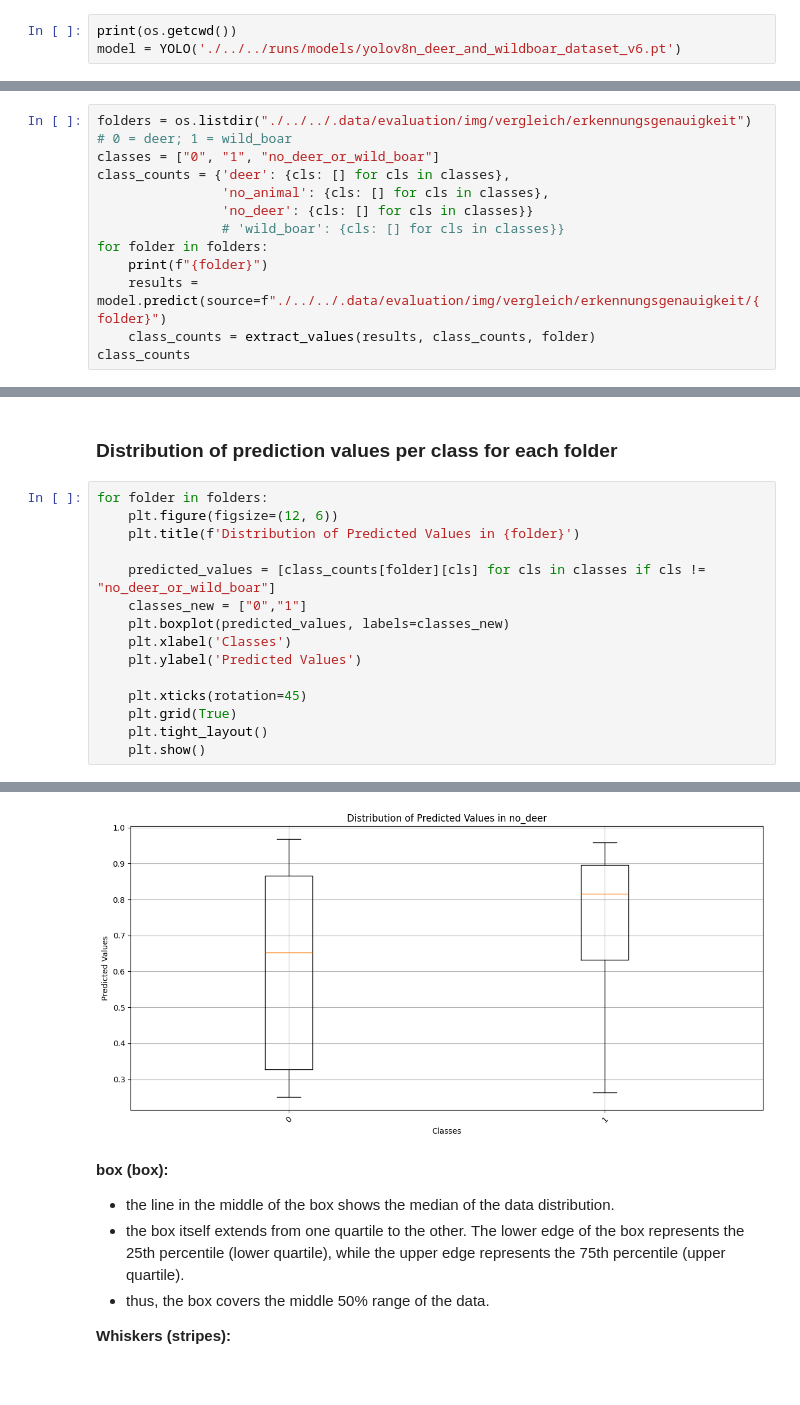
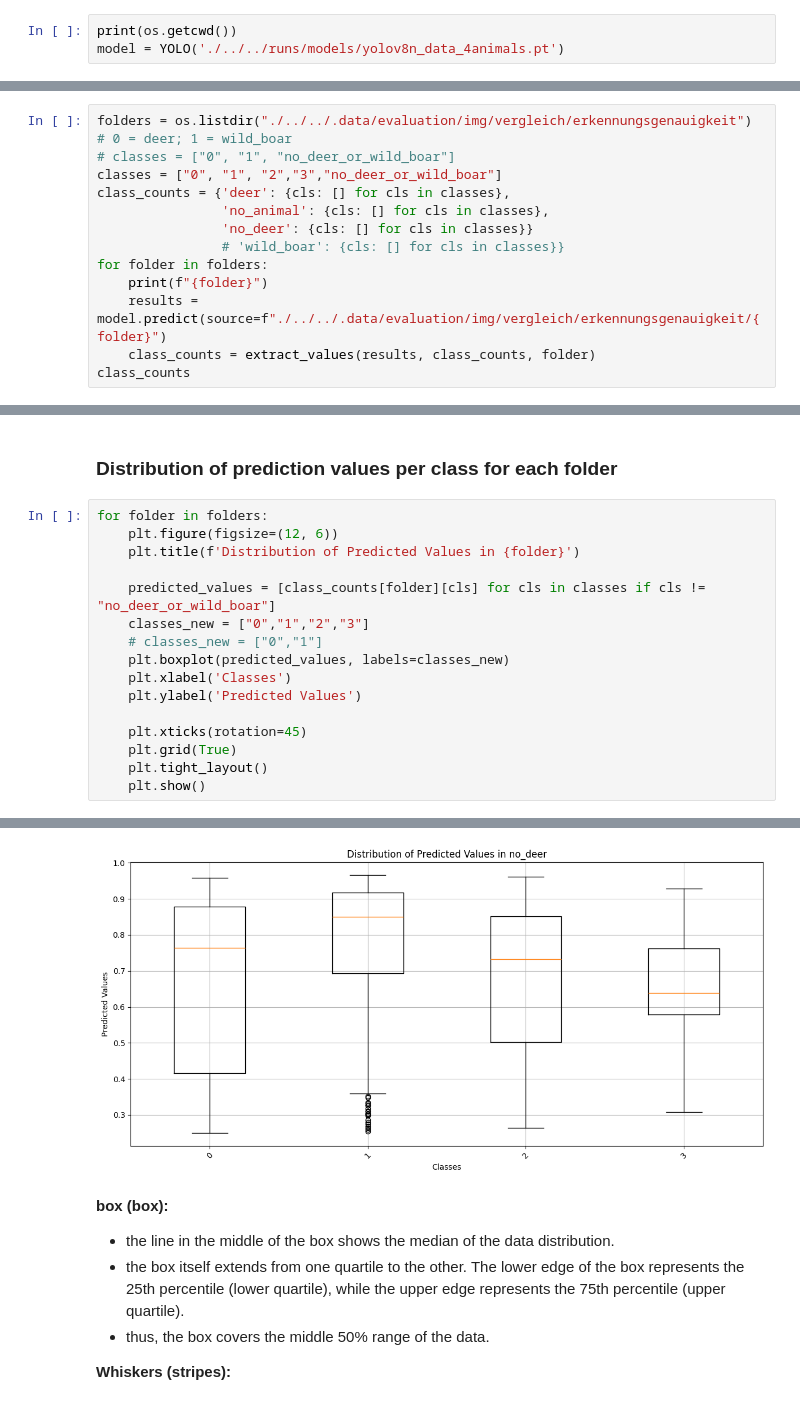
Before and after one commit to JimmyJ0ee/intelligente_wildkamera, a Jupyter notebook: src/evaluation/model_comparison_analysis.ipynb, the cells around one changed output, grey strips where cells are left out. Saved outputs shown, nothing was run; the diff lists cells and outputs as text.

Commit message:
Evaluation data_4animals abgeschlossen. (ohne Label für Fuchs und Dachs in Evaluationsdaten)

```diff
--- a/src/evaluation/model_comparison_analysis.ipynb
+++ b/src/evaluation/model_comparison_analysis.ipynb
@@ -9,7 +9,7 @@ from ultralytics import YOLO
 ## Model Setup
 # %%
 print(os.getcwd())
-model = YOLO('./../../runs/models/yolov8n_deer_and_wildboar_dataset_v6.pt')
+model = YOLO('./../../runs/models/yolov8n_data_4animals.pt')
 # %% [output]
 c:\Users\Z0127829\OneDrive - ZF Friedrichshafen AG\Desktop\Arbeit\Studienarbeit\intelligente_wildkamera\src\evaluation
 # %%
@@ -47,7 +47,8 @@ def extract_values(results, class_counts, folder):
 # %%
 folders = os.listdir("./../../.data/evaluation/img/vergleich/erkennungsgenauigkeit")
 # 0 = deer; 1 = wild_boar
-classes = ["0", "1", "no_deer_or_wild_boar"]
+# classes = ["0", "1", "no_deer_or_wild_boar"]
+classes = ["0", "1", "2","3","no_deer_or_wild_boar"]
 class_counts = {'deer': {cls: [] for cls in classes},
                 'no_animal': {cls: [] for cls in classes},
                 'no_deer': {cls: [] for cls in classes}}
@@ -135,7 +136,8 @@ for folder in folders:
     plt.title(f'Distribution of Predicted Values in {folder}')
 
     predicted_values = [class_counts[folder][cls] for cls in classes if cls != "no_deer_or_wild_boar"]
-    classes_new = ["0","1"]
+    classes_new = ["0","1","2","3"]
+    # classes_new = ["0","1"]
     plt.boxplot(predicted_values, labels=classes_new)
     plt.xlabel('Classes')
     plt.ylabel('Predicted Values')
@@ -150,4 +152,4 @@ for folder in folders:
-[figure, old version]
+[figure, new version]
 # %% [markdown]
 **box (box):**<br>
 - the line in the middle of the box shows the median of the data distribution.<br>
```
Also changed, not shown: parts of 3 cells of this notebook, 5 other files.
